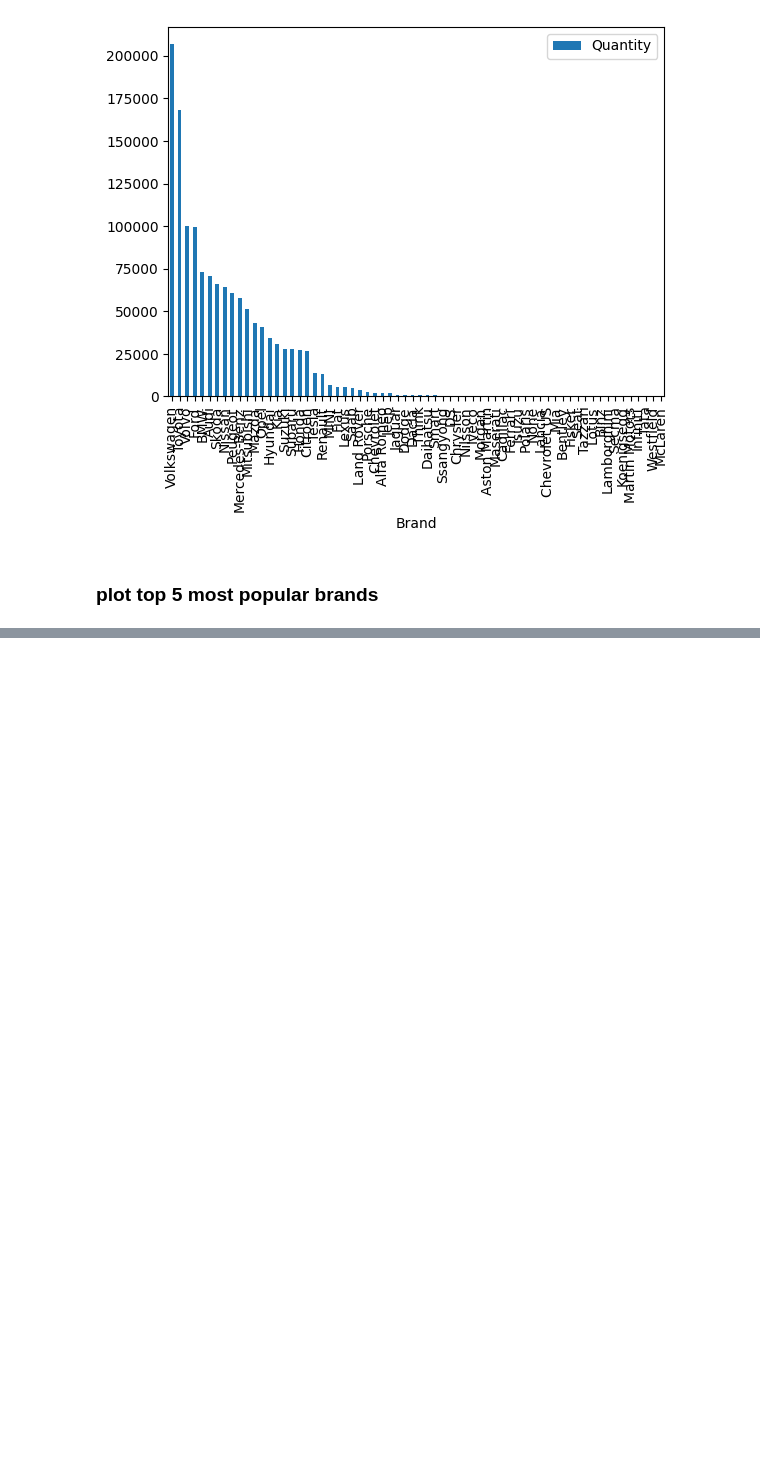
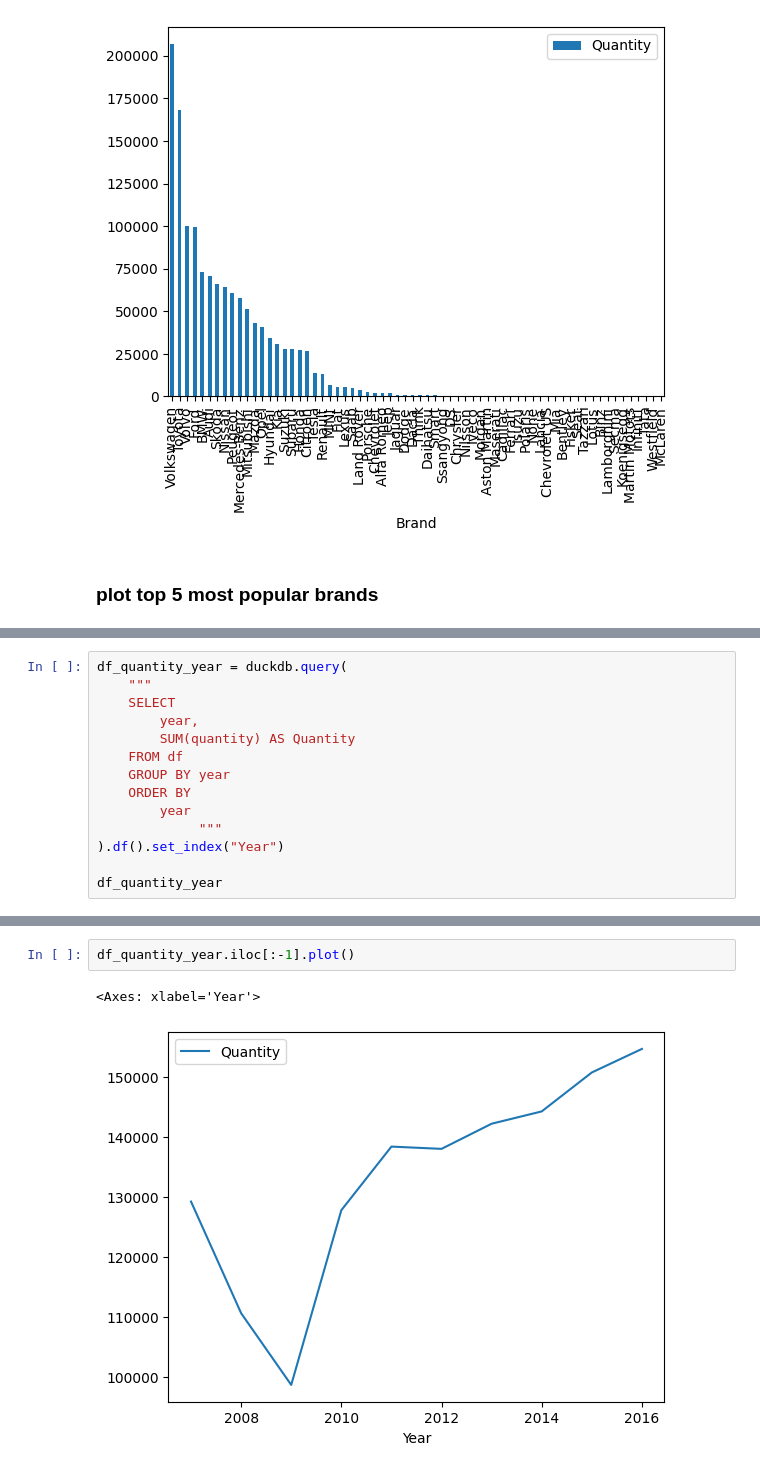
Before and after one commit to kokchun/data_visualization_kokchun_giang_de24, a Jupyter notebook: code_alongs/02_matplotlib_bar_line/matplotlib_line_bar.ipynb, the cells around one changed output, grey strips where cells are left out. Cells and saved outputs as stored; diff of their text form; blank space fills up the shorter version.

```diff
--- a/code_alongs/02_matplotlib_bar_line/matplotlib_line_bar.ipynb
+++ b/code_alongs/02_matplotlib_bar_line/matplotlib_line_bar.ipynb
@@ -86,0 +125,14 @@ df_quantity_brand.plot(kind = "bar", x = "Brand", y = "Quantity")
+# %%
+df_quantity_year = duckdb.query(
+    """
+    SELECT
+        year,
+        SUM(quantity) AS Quantity
+    FROM df
+    GROUP BY year
+    ORDER BY
+        year
+             """
+).df().set_index("Year")
+
+df_quantity_year
@@ -86,0 +162,5 @@ df_quantity_brand.plot(kind = "bar", x = "Brand", y = "Quantity")
+# %%
+df_quantity_year.iloc[:-1].plot()
+# %% [output]
+<Axes: xlabel='Year'>
+[figure, added]
```
Also changed, not shown: parts of 8 cells of this notebook, 2 other files.
